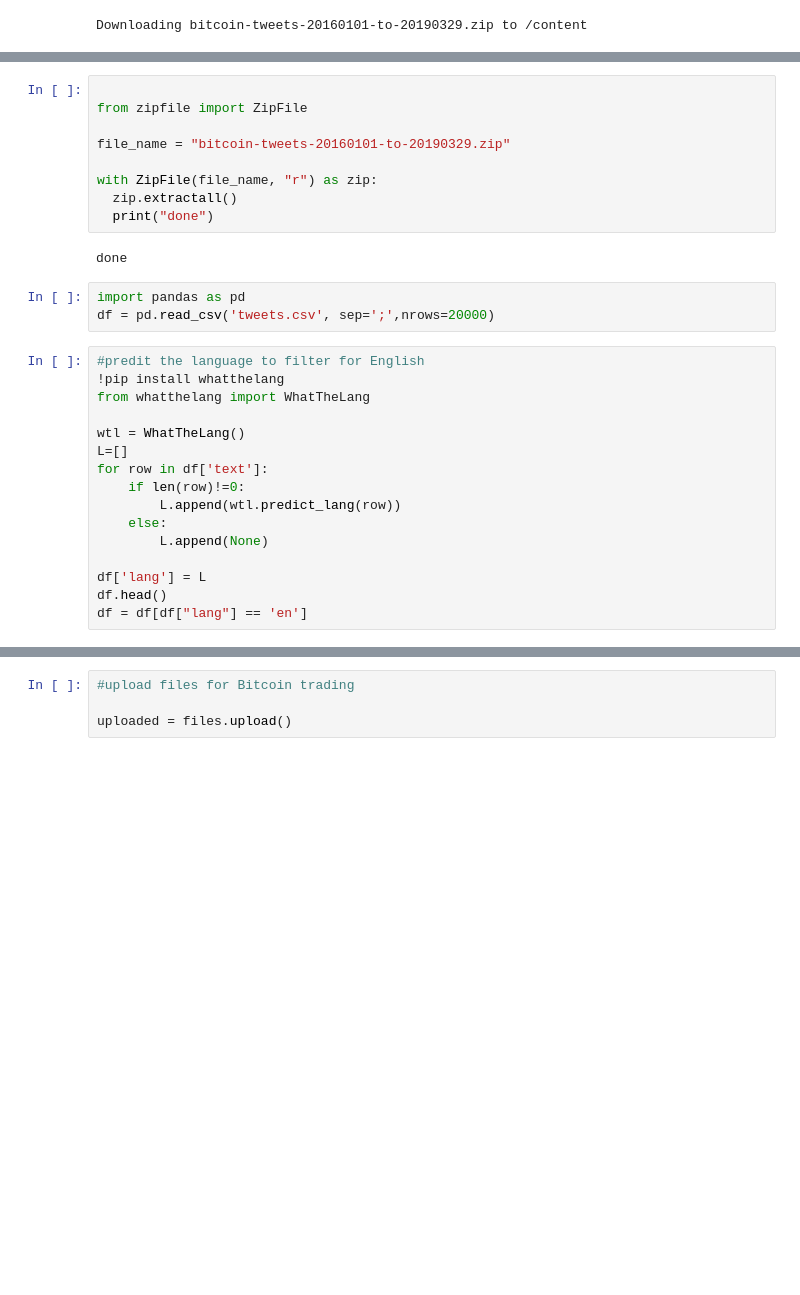
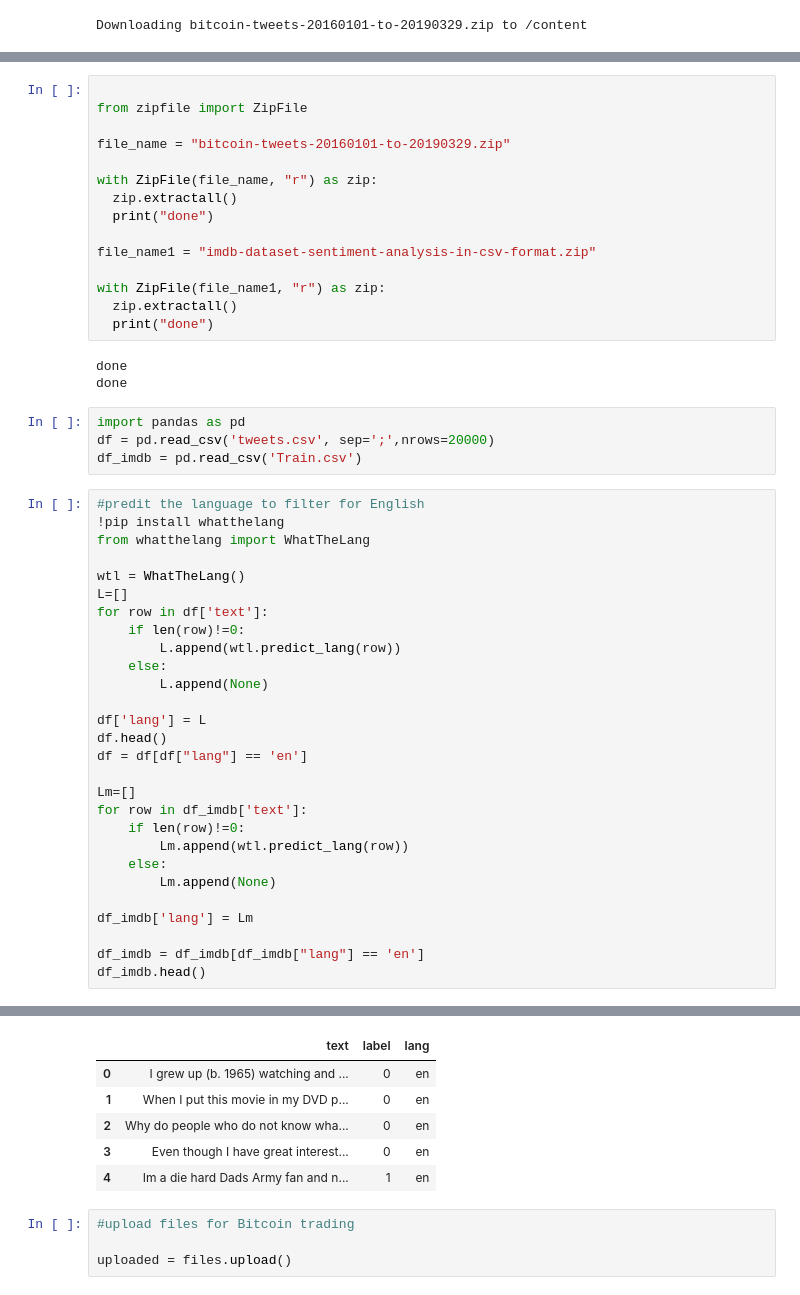
Before and after one commit to abhinao007/Code-tensorflow, a Jupyter notebook: ML_project_1.ipynb, the cells around one changed output, grey strips where cells are left out. Cells and saved outputs as stored; diff of their text form; blank space fills up the shorter version.

```diff
--- a/ML_project_1.ipynb
+++ b/ML_project_1.ipynb
@@ -37,11 +41,19 @@ file_name = "bitcoin-tweets-20160101-to-20190329.zip"
 with ZipFile(file_name, "r") as zip:
   zip.extractall()
   print("done")
+
+file_name1 = "imdb-dataset-sentiment-analysis-in-csv-format.zip"
+
+with ZipFile(file_name1, "r") as zip:
+  zip.extractall()
+  print("done")
 # %% [output]
 done
+done
 # %%
 import pandas as pd
 df = pd.read_csv('tweets.csv', sep=';',nrows=20000)
+df_imdb = pd.read_csv('Train.csv')
 # %%
 #predit the language to filter for English
 !pip install whatthelang
@@ -58,4 +70,16 @@ for row in df['text']:
 df['lang'] = L
 df.head()
 df = df[df["lang"] == 'en']
+
+Lm=[]
+for row in df_imdb['text']:
+    if len(row)!=0:
+        Lm.append(wtl.predict_lang(row))
+    else:
+        Lm.append(None)
+
+df_imdb['lang'] = Lm
+
+df_imdb = df_imdb[df_imdb["lang"] == 'en']
+df_imdb.head()
 # %% [output]
@@ -79,3 +92,9 @@ Successfully installed cysignals-1.10.3 pyfasttext-0.4.6 whatthelang-1.0.1
+|  | text | label | lang |
+| 0 | I grew up (b. 1965) watching and ... | 0 | en |
+| 1 | When I put this movie in my DVD p... | 0 | en |
+| 2 | Why do people who do not know wha... | 0 | en |
+| 3 | Even though I have great interest... | 0 | en |
+| 4 | Im a die hard Dads Army fan and n... | 1 | en |
 # %%
 #upload files for Bitcoin trading
 
```
Also changed, not shown: parts of 31 cells of this notebook.
